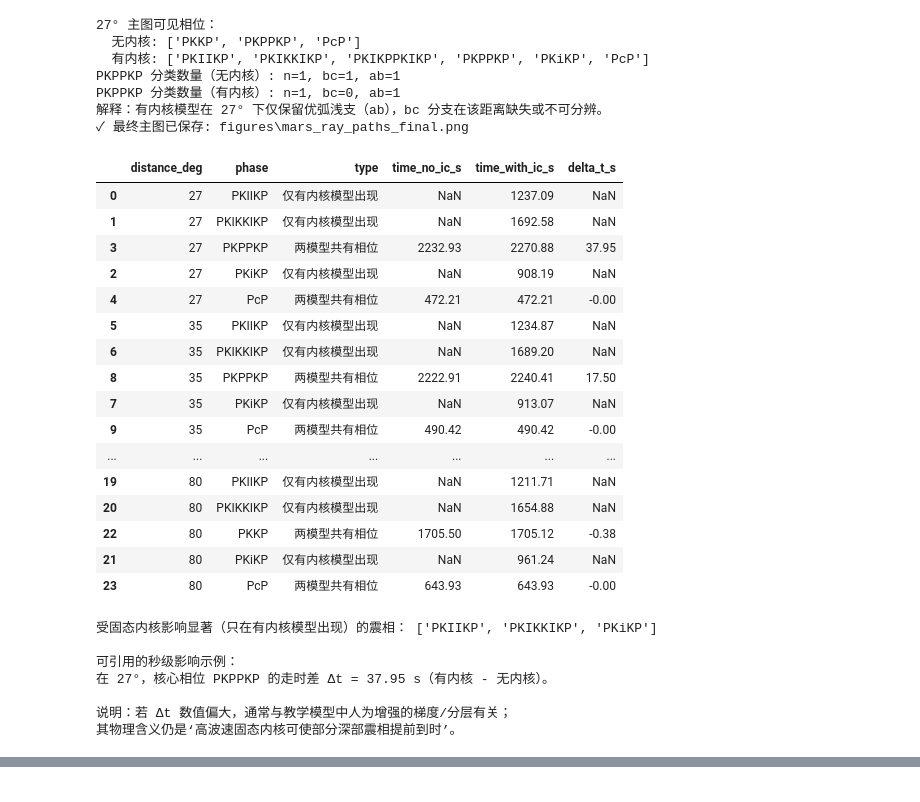
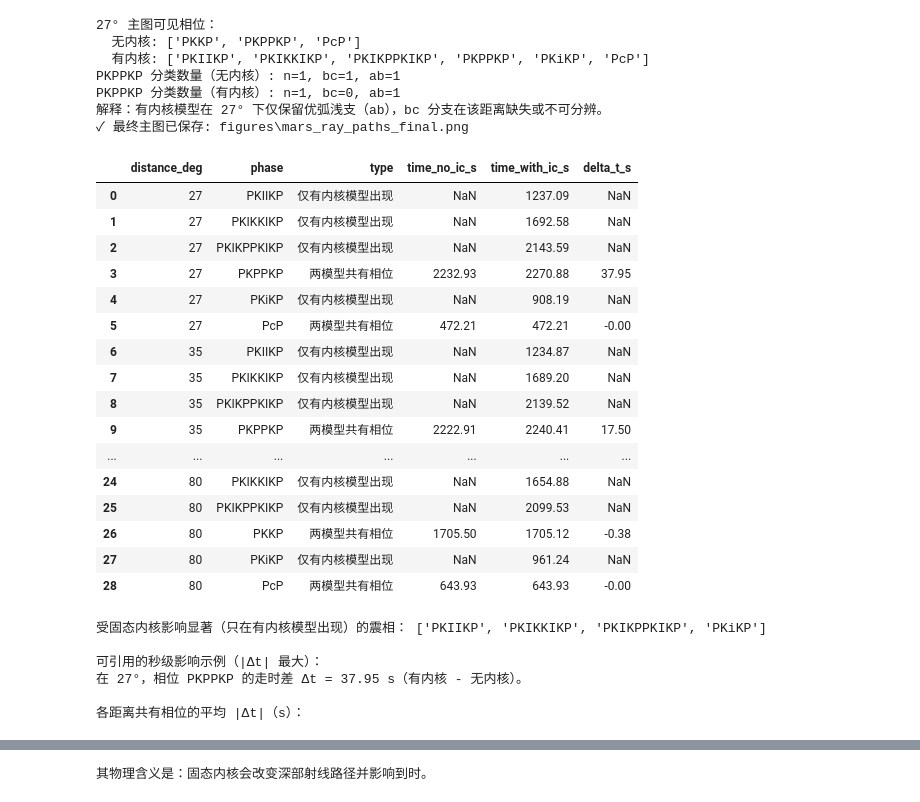
Before and after one commit to Starfie1d1272/solid_physics, a Jupyter notebook: HW4/hw4.ipynb, the cells around one changed output, grey strips where cells are left out. Cells and saved outputs as stored; diff of their text form; code cells hidden in the pictures.

```diff
--- a/HW4/hw4.ipynb
+++ b/HW4/hw4.ipynb
@@ -325,15 +343,20 @@ PKPPKP 分类数量（有内核）: n=1, bc=0, ab=1
 解释：有内核模型在 27° 下仅保留优弧浅支（ab），bc 分支在该距离缺失或不可分辨。
 ✓ 最终主图已保存: figures\mars_ray_paths_final.png
 # %%
-# 走时与震相影响分析：比较“无内核”与“有内核”两种结构
+# ---------- 3) 走时与震相影响分析（有无固态内核对比） ----------
+# 输出目标：
+# 1) 哪些震相只在“有内核模型”出现；
+# 2) 共有震相的走时差 Δt（秒）；
+# 3) 给出可直接写入报告的代表性数值案例。
 
-phase_check = ["PcP", "PKKP", "PKPPKP", "PKiKP", "PKIIKP", "PKIKKIKP"]
+# 相位池尽量与主图保持一致，并保留用于走时统计的核心相位
+phase_check = ["PcP", "PKKP", "PKPPKP", "PKiKP", "PKIIKP", "PKIKKIKP", "PKIKPPKIKP"]
 scan_distances = [27, 35, 45, 60, 80]
 rows = []
 
 
 def first_arrival_time_dict(arrivals):
-    """同名相位可能有多支，取最早到时作为代表。"""
+    """同名相位可能有多支，取最早到时作为该相位代表值。"""
     out = {}
     for a in arrivals:
         out[a.name] = min(a.time, out.get(a.name, np.inf))
@@ -350,6 +373,7 @@ for d in scan_distances:
     only_ic = sorted(set(t_ic) - set(t_no))
     shared = sorted(set(t_ic) & set(t_no))
 
+    # A. 仅在有内核模型出现的相位（用于回答“哪些震相受影响”）
     for ph in only_ic:
         rows.append({
             "distance_deg": d,
@@ -359,64 +383,70 @@ for d in scan_distances:
             "time_with_ic_s": round(t_ic[ph], 2),
             "delta_t_s": np.nan,
         })
 
+    # B. 两模型共有相位：计算走时差 Δt
     for ph in shared:
         dt = t_ic[ph] - t_no[ph]
         rows.append({
             "distance_deg": d,
             "phase": ph,
             "type": "两模型共有相位",
             "time_no_ic_s": round(t_no[ph], 2),
             "time_with_ic_s": round(t_ic[ph], 2),
             "delta_t_s": round(dt, 2),
         })
 
-result = pd.DataFrame(rows).sort_values(["distance_deg", "phase", "type"])
+result = pd.DataFrame(rows).sort_values(["distance_deg", "phase", "type"]).reset_index(drop=True)
 display(result)
 
-# 题目要求 1：哪些震相受固态内核影响
+# 题目要求 1：哪些震相受固态内核影响（这里取“仅有内核模型出现”作为直接证据）
 phase_affected = sorted(result[result["type"] == "仅有内核模型出现"]["phase"].unique())
 print("\n受固态内核影响显著（只在有内核模型出现）的震相：", phase_affected)
 
-# 题目要求 2：影响多少秒（仅统计深部核心共有相位）
+# 题目要求 2：影响多少秒（从共有相位中提取 |Δt| 最大的代表案例）
 shared_df = result[result["type"] == "两模型共有相位"].dropna(subset=["delta_t_s"])
-shared_core_df = shared_df[shared_df["phase"].isin(["PKKP", "PKPPKP"])]
-
-if not shared_core_df.empty:
-    idx = shared_core_df["delta_t_s"].abs().idxmax()
-    picked = shared_core_df.loc[idx]
-    print("\n可引用的秒级影响示例：")
+if not shared_df.empty:
+    idx = shared_df["delta_t_s"].abs().idxmax()
+    picked = shared_df.loc[idx]
+    print("\n可引用的秒级影响示例（|Δt| 最大）：")
     print(
-        f"在 {int(picked['distance_deg'])}°，核心相位 {picked['phase']} 的走时差 "
+        f"在 {int(picked['distance_deg'])}°，相位 {picked['phase']} 的走时差 "
         f"Δt = {picked['delta_t_s']} s（有内核 - 无内核）。"
     )
 else:
-    print("未找到可比较的共有深部核心相位走时差。")
+    print("未找到可比较的共有相位走时差。")
 
-print("\n说明：若 Δt 数值偏大，通常与教学模型中人为增强的梯度/分层有关；")
-print("其物理含义仍是‘高波速固态内核可使部分深部震相提前到时’。")
+# 附加统计：按距离输出共有相位的平均 |Δt|，便于报告写“整体趋势”
+distance_summary = (
+    shared_df.groupby("distance_deg", as_index=False)["delta_t_s"]
+    .apply(lambda s: np.round(np.mean(np.abs(s)), 2))
+    .rename(columns={"delta_t_s": "mean_abs_delta_t_s"})
+)
+print("\n各距离共有相位的平均 |Δt|（s）：")
+display(distance_summary)
+
+print("其物理含义是：固态内核会改变深部射线路径并影响到时。")
 # %% [output]
 |  | distance_deg | phase | type | time_no_ic_s | time_with_ic_s | delta_t_s |
 | 0 | 27 | PKIIKP | 仅有内核模型出现 | NaN | 1237.09 | NaN |
 | 1 | 27 | PKIKKIKP | 仅有内核模型出现 | NaN | 1692.58 | NaN |
+| 2 | 27 | PKIKPPKIKP | 仅有内核模型出现 | NaN | 2143.59 | NaN |
 | 3 | 27 | PKPPKP | 两模型共有相位 | 2232.93 | 2270.88 | 37.95 |
-| 2 | 27 | PKiKP | 仅有内核模型出现 | NaN | 908.19 | NaN |
-| 4 | 27 | PcP | 两模型共有相位 | 472.21 | 472.21 | -0.00 |
-| 5 | 35 | PKIIKP | 仅有内核模型出现 | NaN | 1234.87 | NaN |
-| 6 | 35 | PKIKKIKP | 仅有内核模型出现 | NaN | 1689.20 | NaN |
-| 8 | 35 | PKPPKP | 两模型共有相位 | 2222.91 | 2240.41 | 17.50 |
-| 7 | 35 | PKiKP | 仅有内核模型出现 | NaN | 913.07 | NaN |
-| 9 | 35 | PcP | 两模型共有相位 | 490.42 | 490.42 | -0.00 |
+| 4 | 27 | PKiKP | 仅有内核模型出现 | NaN | 908.19 | NaN |
+| 5 | 27 | PcP | 两模型共有相位 | 472.21 | 472.21 | -0.00 |
+| 6 | 35 | PKIIKP | 仅有内核模型出现 | NaN | 1234.87 | NaN |
+| 7 | 35 | PKIKKIKP | 仅有内核模型出现 | NaN | 1689.20 | NaN |
+| 8 | 35 | PKIKPPKIKP | 仅有内核模型出现 | NaN | 2139.52 | NaN |
+| 9 | 35 | PKPPKP | 两模型共有相位 | 2222.91 | 2240.41 | 17.50 |
 | ... | ... | ... | ... | ... | ... | ... |
-| 19 | 80 | PKIIKP | 仅有内核模型出现 | NaN | 1211.71 | NaN |
-| 20 | 80 | PKIKKIKP | 仅有内核模型出现 | NaN | 1654.88 | NaN |
-| 22 | 80 | PKKP | 两模型共有相位 | 1705.50 | 1705.12 | -0.38 |
-| 21 | 80 | PKiKP | 仅有内核模型出现 | NaN | 961.24 | NaN |
-| 23 | 80 | PcP | 两模型共有相位 | 643.93 | 643.93 | -0.00 |
+| 24 | 80 | PKIKKIKP | 仅有内核模型出现 | NaN | 1654.88 | NaN |
+| 25 | 80 | PKIKPPKIKP | 仅有内核模型出现 | NaN | 2099.53 | NaN |
+| 26 | 80 | PKKP | 两模型共有相位 | 1705.50 | 1705.12 | -0.38 |
+| 27 | 80 | PKiKP | 仅有内核模型出现 | NaN | 961.24 | NaN |
+| 28 | 80 | PcP | 两模型共有相位 | 643.93 | 643.93 | -0.00 |
-受固态内核影响显著（只在有内核模型出现）的震相： ['PKIIKP', 'PKIKKIKP', 'PKiKP']
+受固态内核影响显著（只在有内核模型出现）的震相： ['PKIIKP', 'PKIKKIKP', 'PKIKPPKIKP', 'PKiKP']
 
-可引用的秒级影响示例：
-在 27°，核心相位 PKPPKP 的走时差 Δt = 37.95 s（有内核 - 无内核）。
+可引用的秒级影响示例（|Δt| 最大）：
+在 27°，相位 PKPPKP 的走时差 Δt = 37.95 s（有内核 - 无内核）。
 
-说明：若 Δt 数值偏大，通常与教学模型中人为增强的梯度/分层有关；
-其物理含义仍是‘高波速固态内核可使部分深部震相提前到时’。
+各距离共有相位的平均 |Δt|（s）：
@@ -423 +459,2 @@ print("其物理含义仍是‘高波速固态内核可使部分深部震相提
+其物理含义是：固态内核会改变深部射线路径并影响到时。
 # %% [markdown]
```
Also changed, not shown: parts of 6 cells of this notebook.
